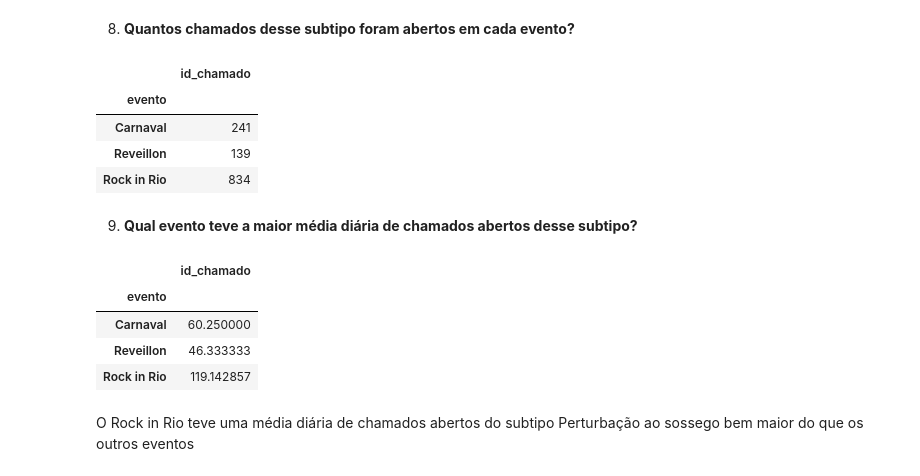
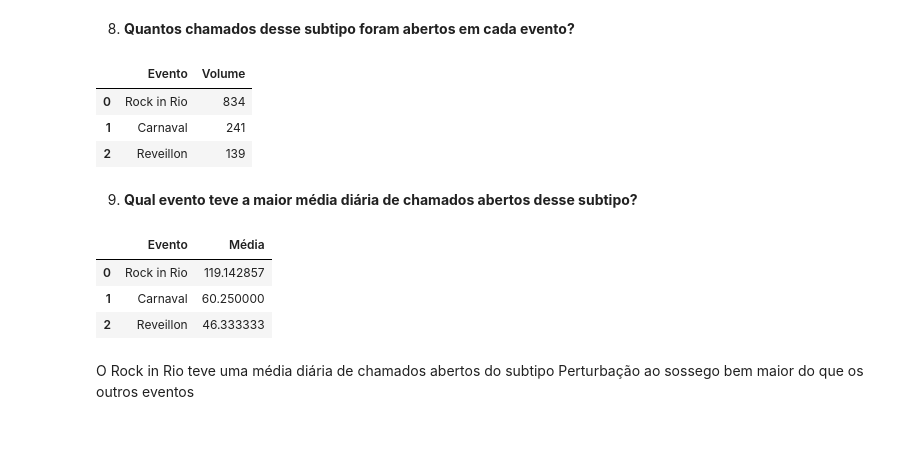
Before and after one commit to DS-Johnny/emd-desafio-junior-data-scientist, a Jupyter notebook: analise_python.ipynb, the cells around one changed output. Saved outputs shown, nothing was run; the diff lists cells and outputs as text; code cells hidden in the pictures; blank space fills up the shorter version.

```diff
--- a/analise_python.ipynb
+++ b/analise_python.ipynb
@@ -183,7 +125,8 @@ Foram abertos 42830 chamados com o subtipo "Perturbação do sossego" dentro des
 7. **Selecione os chamados com esse subtipo que foram abertos durante os eventos contidos na tabela de eventos (Reveillon, Carnaval e Rock in Rio).**
 # %%
 eventos = merged[merged['evento'].isin(['Reveillon', 'Carnaval','Rock in Rio'])]
-eventos[eventos['subtipo'] == 'Perturbação do sossego']
+eventos = eventos[eventos['subtipo'] == 'Perturbação do sossego']
+eventos
 # %% [output]
 |  | id_chamado | data_inicio | id_bairro | nome_unidade_organizacional | categoria | tipo | subtipo | status | ... |
 | 10610 | 18077088 | 2022-12-30 | 42 | GM-RIO - Guarda Municipal do Rio ... | Serviço | Perturbação do sossego | Perturbação do sossego | Não constatado | ... |
@@ -201,24 +144,26 @@ eventos[eventos['subtipo'] == 'Perturbação do sossego']
 # %% [markdown]
 8. **Quantos chamados desse subtipo foram abertos em cada evento?**
 # %%
-eventos[eventos['subtipo'] == 'Perturbação do sossego'].groupby('evento').agg({'id_chamado':'count'})
+byEvent = eventos[eventos['subtipo'] == 'Perturbação do sossego'].groupby('evento').agg({'id_chamado':'count'}).sort_values('id_chamado', ascending=False).reset_index()
+byEvent.columns = ['Evento', 'Volume']
+byEvent
 # %% [output]
-|  | id_chamado |
-| evento |  |
-| Carnaval | 241 |
-| Reveillon | 139 |
-| Rock in Rio | 834 |
+|  | Evento | Volume |
+| 0 | Rock in Rio | 834 |
+| 1 | Carnaval | 241 |
+| 2 | Reveillon | 139 |
 # %% [markdown]
 9. **Qual evento teve a maior média diária de chamados abertos desse subtipo?**
 # %%
-eventos_2 = eventos[eventos['subtipo'] == 'Perturbação do sossego'].groupby(['evento','data_inicio']).agg({'id_chamado':'count'}).reset_index()
-eventos_2.groupby('evento').agg({'id_chamado':'mean'})
+eventos_media = eventos[eventos['subtipo'] == 'Perturbação do sossego'].groupby(['evento','data_inicio']).agg({'id_chamado':'count'})
+eventos_media = eventos_media.groupby('evento').agg({'id_chamado':'mean'}).sort_values('id_chamado', ascending=False).reset_index()
+eventos_media.columns = ['Evento', 'Média']
+eventos_media
 # %% [output]
-|  | id_chamado |
-| evento |  |
-| Carnaval | 60.250000 |
-| Reveillon | 46.333333 |
-| Rock in Rio | 119.142857 |
+|  | Evento | Média |
+| 0 | Rock in Rio | 119.142857 |
+| 1 | Carnaval | 60.250000 |
+| 2 | Reveillon | 46.333333 |
 # %% [markdown]
 O Rock in Rio teve uma média diária de chamados abertos do subtipo Perturbação ao sossego bem maior do que os outros eventos
 # %% [markdown]
```
Also changed, not shown: parts of 6 cells of this notebook, 1 other file.
